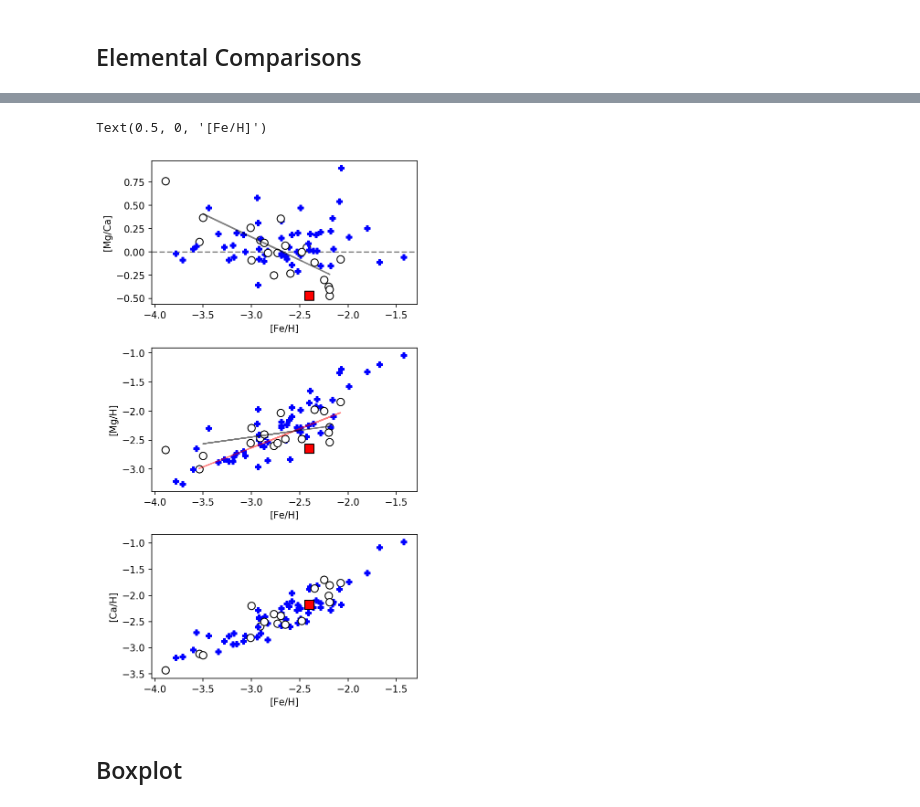
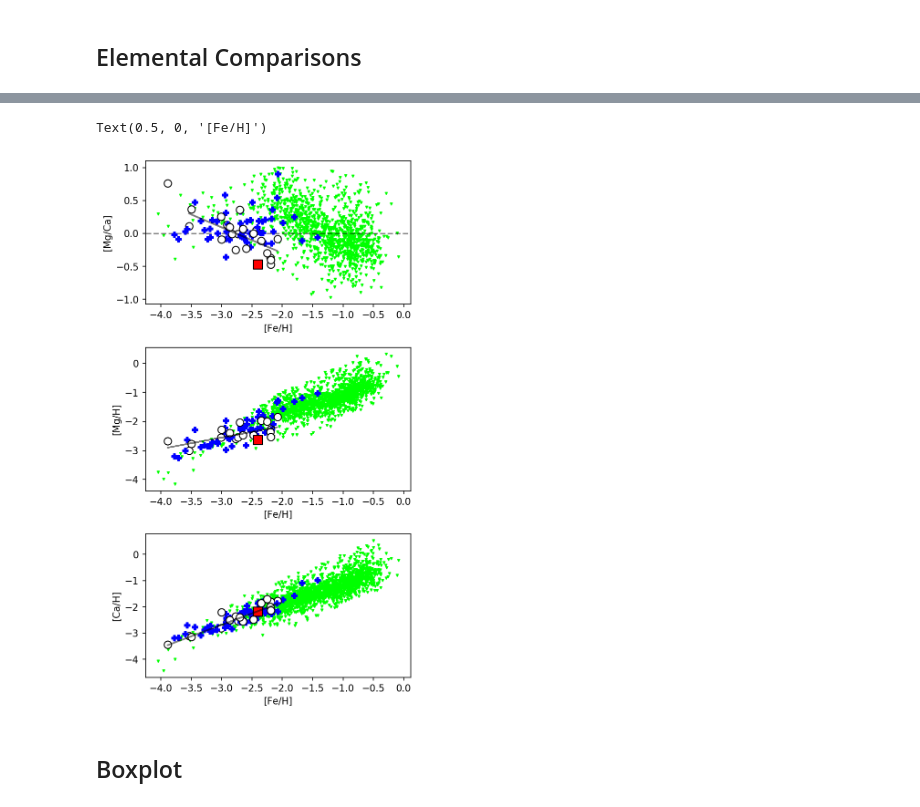
Before and after one commit to zoehackshaw/J0010-1735, a Jupyter notebook: j00101735_final_calculations.ipynb, the cells around one changed output, grey strips where cells are left out. Saved outputs shown, nothing was run; the diff lists cells and outputs as text; code cells hidden in the pictures.

```diff
--- a/j00101735_final_calculations.ipynb
+++ b/j00101735_final_calculations.ipynb
@@ -2189,102 +2195,89 @@ caherx=[-2.07,-2.09,-2.52,-2.83,-2.53,-2.28]
 cahery=[-0.11,0.21,-0.01,0.29,0.25,0.05]
 mgcaher=np.subtract(mghery,cahery)
 ax1.scatter(caherx,mgcaher,color='b',marker='P')
-
 cabooiix =[-2.86,-2.87,-2.63,-2.92]
 cabooiiy =[0.45,0.36,0.47,0.5]
 mgcabooii=np.subtract(mgbooiiy,cabooiiy)
 ax1.scatter(cabooiix,mgcabooii, color='b',marker='P')
-
 caumax=[-3.15,-3.28,-2.39]
 caumay=[0.22,0.4,0.55]
 mgcauma=np.subtract(mgumay,caumay)
 ax1.scatter(caumax,mgcauma, color='b',marker='P')
-
 cacomx=[-2.36,-2.93,-2.58]
 cacomy=[0.13,0.65,0.62]
 mgcacom=np.subtract(mgcomy,cacomy)
 ax1.scatter(cacomx,mgcacom, color='b',marker='P')
-
 mgbooix=[-3.71,-3.06,-2.33,-2.64,-2.16,-3.44,-2.15,-2.28,-1.99,-1.8,-3.18,-2.49]
 mgbooiy=[0.45,0.29,0.41,0.13,0.35,1.14,0.05,0.34,0.41,0.47,0.39,0.2]
 cabooix=[-3.71,-3.06,-2.33,-2.64,-2.16,-3.44,-2.15,-2.28,-1.99,-1.8,-3.18,-2.49]
 cabooiy=[0.54,0.29,0.23,0.18,-0.01,0.67,0.02,0.13,0.25,0.22,0.45,0.24]
 mgcabooi=np.subtract(mgbooiy,cabooiy)
 ax1.scatter(cabooix,mgcabooi, color='b',marker='P')
-
 mgretx=[-2.91,-2.77,-2.08,-3.01,-2.73,-2.19,-3.54]
 mgrety=[0.45,0.17,0.24,0.46,0.18,-0.08,0.54]
 caretx=[-2.91,-2.77,-2.08,-3.01,-2.73,-2.19,-3.54]
 carety=[0.32,0.42,0.32,0.2,0.19,0.39,0.43]
 mgcaret=np.subtract(mgrety,carety)
 ax1.scatter(caretx,mgcaret, color='white',s=60, edgecolors='black')
-
 mgleox=[-3.19,-2.18]
 mgleoy=[0.32,-0.1]
 caleox=[-3.19,-2.18]
 caleoy=[0.25,0.05]
 mgcaleo=np.subtract(mgleoy,caleoy)
 ax1.scatter(caleox,mgcaleo,color='b',marker='P')
-
 cacvnix=[-2.18,-2.52]
 cacvniy=[-0.1,0.33]
 mgcacvni=np.subtract(mgcvny,cacvniy)
 ax1.scatter(cacvnix,mgcacvni,color='b',marker='P')
-
 cagrusx=[-2.49,-2.69,-2.94]
 cagrusy=[0.04,0.11,0.14]
 mgcagrus=np.subtract(mggrusy,cagrusy)
 ax1.scatter(cagrusx,mgcagrus, color='b',marker='P')
-
 mghorx=[-2.43,-2.6,-2.83]
 mghory=[-0.02,-0.23,-0.03]
 cahorx=[-2.43,-2.6,-2.83]
 cahory=[-0.07,0,-0.02]
 mgcahor=np.subtract(mghory,cahory)
 ax1.scatter(cahorx,mgcahor,color='white',s=60, edgecolors='black')
-
 catuciix=[-2.93,-2.92,-2.41,-3.23,-2.69,-3.08,-3.34]
 catuciiy=[0.32,0.48,0.07,0.45,0.44,0.2,0.26]
 mgcatucii=np.subtract(mgtuciiy,catuciiy)
 ax1.scatter(catuciix,mgcatucii,color='b',marker='P')
-
 mgtuciiix=[-2.61,-2.69,-2.69,-2.58]
 mgtuciiiy=[0.45,0.5,0.4,0.64]
 catuciiix=[-2.61,-2.69,-2.69,-2.58]
 catuciiiy=[0.4,0.35,0.44,0.46]
 mgcatuciii=np.subtract(mgtuciiiy,catuciiiy)
 ax1.scatter(catuciiix,mgcatuciii, color='b',marker='P')
-
 casegix=[-1.42,-1.67,-2.32,-2.4,-3.6,-3.78,-3.57]
 casegiy=[0.44,0.58,0.51,0.52,0.56,0.59,0.86]
 mgcasegi=np.subtract(mgsegiy,casegiy)
 ax1.scatter(casegix,mgcasegi, color='b',marker='P')
-
 casegiix=[-2.9]
 casegiiy=[0.17]
 mgcasegii=np.subtract(mgsegiiy,casegiiy)
 ax1.scatter(casegiix,mgcasegii, color='b',marker='P')
-
 cacariix=[-2.2,-2.19,-2.35,-3.00,-3.5,-2.65,-2.87,-2.7,-2.48]
 cacariiy=[0.2,0.06,0.49,0.8,0.36,0.10,0.37,0.31,0]
 cacariiix=[-3.89,-2.25]
 cacariiiy=[0.46,0.55]
 mgcacarii=np.subtract(mgcariiy,cacariiy)
 mgcacariii=np.subtract(mgcariiiy,cacariiiy)
-
-
-m, b = np.polyfit(cacariix, mgcacarii, 1)
-x= [i *m +b for i in cacariix]
-ax1.plot(cacariix, x,'black',alpha=0.5)
-
-
-
 ax1.scatter(cacariix,mgcacarii,color='white',s=60, edgecolors='black')
 ax1.scatter(cacariiix,mgcacariii,color='white',s=60, edgecolors='black')
+
+fitlinex= cacariix + cahorx + caretx
+fitliney= [-0.37, -0.4,  -0.11, -0.09,  0.37,  0.07,  0.1,   0.36,  0., 0.05, -0.23, -0.01,0.13, -0.25, -0.08,  0.26, -0.01, -0.47,  0.11]
+m, b = np.polyfit(fitlinex, fitliney, 1)
+y= [i *m +b for i in fitlinex]
+ax1.plot(fitlinex, y,'black',alpha=0.5)
 
 cahe=0.22
 mgcahe=np.subtract(mghe,cahe)
 ax1.scatter(-2.4,mgcahe, color='red', marker='s',s=100,edgecolors='black',zorder=2)
+
+data = np.genfromtxt("mgca_fe_dsphs.csv", delimiter=",", names=["a", "b","c"])
+ax1.scatter(data['b'], data['c'], color='lime',s=5,marker='v',zorder=0)
 
 ax1.axhline(y=0, color='black',linestyle='--',alpha=0.5,zorder=0)
 ax1.set_ylabel('[Mg/Ca]',fontsize=10)
@@ -2293,57 +2286,44 @@ ax1.set_xlabel('[Fe/H]',fontsize=10)
 #Mg/H vs Fe/H
 mghhor=np.add(mghorx,mghory)
 ax2.scatter(mghorx,mghhor,color='b',marker='P')
-
 mghbooii=np.add(mgbooiix,mgbooiiy)
 ax2.scatter(mgbooiix, mghbooii, color='b',marker='P')
-
 mghuma=np.add(mgumax,mgumay)
 ax2.scatter(mgumax,mghuma, color='b',marker='P')
-
 mghcom=np.add(mgcomx,mgcomy)
 ax2.scatter(mgcomx,mghcom, color='b',marker='P')
-
 mghbooi=np.add(mgbooix,mgbooiy)
 ax2.scatter(mgbooix,mghbooi, color='b',marker='P')
-
 mghret=np.add(mgretx,mgrety)
-m, b = np.polyfit(mgretx, mghret, 1)
-x= [i *m +b for i in mgretx]
-ax2.plot(mgretx, x,'red',alpha=0.5)
 ax2.scatter(mgretx,mghret,color='white',s=60, edgecolors='black')
-
 mghher=np.add(mgherx,mghery)
 ax2.scatter(mgherx,mghher, color='b',marker='P')
-
 mghleo=np.add(mgleox,mgleoy)
 ax2.scatter(mgleox,mghleo,color='b',marker='P')
-
 mghcvn=np.add(mgcvnx,mgcvny)
 ax2.scatter(mgcvnx,mghcvn,color='b',marker='P')
-
 mghgrus=np.add(mggrusx,mggrusy)
 ax2.scatter(mggrusx,mghgrus, color='b',marker='P')
-
 mghtuciii=np.add(mgtuciiix,mgtuciiiy)
 ax2.scatter(mgtuciiix,mghtuciii, color='b',marker='P')
-
 mghtucii=np.add(mgtuciix,mgtuciiy)
 ax2.scatter(mgtuciix,mghtucii, color='b',marker='P')
-
 mghsegi=np.add(mgsegix,mgsegiy)
 ax2.scatter(mgsegix,mghsegi, color='b',marker='P')
-
 mghsegii=np.add(mgsegiix,mgsegiiy)
 ax2.scatter(mgsegiix,mghsegii, color='b',marker='P')
-
 mghcarii=np.add(mgcariix,mgcariiy)
-m, b = np.polyfit(mgcariix, mghcarii, 1)
-x= [i *m +b for i in mgcariix]
-ax2.plot(mgcariix, x,'black',alpha=0.5)
 ax2.scatter(mgcariix,mghcarii,color='white',s=60, edgecolors='black')
-
 mghcariii=np.add(mgcariiix,mgcariiiy)
 ax2.scatter(mgcariiix,mghcariii,color='white',s=60, edgecolors='black')
+fitlinex= mgcariix + mgcariiix + mgretx + mghorx
+fitliney= [-2.37, -2.53, -1.97, -2.29, -2.77, -2.48, -2.4,  -2.03, -2.48, -2.67, -2., -2.46, -2.6,  -1.84, -2.55, -2.55, -2.27 ,-3.,-2.45, -2.83, -2.86]
+m, b = np.polyfit(fitlinex, fitliney, 1)
+y= [i *m +b for i in fitlinex]
+ax2.plot(fitlinex, y,'black',alpha=0.5)
+
+data = np.genfromtxt("mgh_dsphs.csv", delimiter=",", names=["a", "b","c"])
+ax2.scatter(data['b'], data['c'], color='lime',s=5,marker='v',zorder=0)
 
 mghhe=-0.25+-2.4
 ax2.scatter(-2.4,mghhe, color='red', marker='s',s=100,edgecolors='black',zorder=2)
@@ -2353,65 +2333,53 @@ ax2.set_xlabel('[Fe/H]')
 #Ca/H vs Fe/H
 cahhor=np.add(cahorx,cahory)
 ax3.scatter(cahorx,cahhor,color='b',marker='P')
-
 cahbooii=np.add(cabooiix,cabooiiy)
 ax3.scatter(cabooiix, cahbooii, color='b',marker='P')
-
 cahuma=np.add(caumax,caumay)
 ax3.scatter(caumax,cahuma, color='b',marker='P')
-
 cahcom=np.add(cacomx,cacomy)
 ax3.scatter(cacomx,cahcom, color='b',marker='P')
-
 cahbooi=np.add(cabooix,cabooiy)
 ax3.scatter(cabooix,cahbooi, color='b',marker='P')
-
 cahret=np.add(caretx,carety)
-#m, b = np.polyfit(mgretx, mghret, 1)
-#x= [i *m +b for i in mgretx]
-#ax2.plot(mgretx, x,'b',alpha=0.5)
 ax3.scatter(caretx,cahret, color='white',s=60, edgecolors='black')
-
 cahher=np.add(caherx,cahery)
 ax3.scatter(caherx,cahher, color='b',marker='P')
-
 cahleo=np.add(caleox,caleoy)
 ax3.scatter(caleox,cahleo,color='b',marker='P')
-
 cahcvn=np.add(cacvnix,cacvniy)
 ax3.scatter(cacvnix,cahcvn,color='b',marker='P')
-
 cahgrus=np.add(cagrusx,cagrusy)
 ax3.scatter(cagrusx,cahgrus, color='b',marker='P')
-
 cahtuciii=np.add(catuciiix,catuciiiy)
 ax3.scatter(catuciiix,cahtuciii, color='b',marker='P')
-
 cahtucii=np.add(catuciix,catuciiy)
 ax3.scatter(catuciix,cahtucii, color='b',marker='P')
-
 cahsegi=np.add(casegix,casegiy)
 ax3.scatter(casegix,cahsegi,color='b',marker='P')
-
 cahsegii=np.add(casegiix,casegiiy)
 ax3.scatter(casegiix,cahsegii, color='b',marker='P')
-
 cahcarii=np.add(cacariix,cacariiy)
-#m, b = np.polyfit(mgcariix, mghcarii, 1)
-#x= [i *m +b for i in mgcariix]
-#ax2.plot(mgcariix, x,'black',alpha=0.5)
 ax3.scatter(cacariix,cahcarii,color='white',s=60, edgecolors='black')
-
 cahcariii=np.add(cacariiix,cacariiiy)
 ax3.scatter(cacariiix,cahcariii,color='white',s=60, edgecolors='black')
+
+fitlinex= cacariix + cacariiix + caretx + cahorx
+fitliney= [-2. ,  -2.13, -1.86, -2.2,  -3.14, -2.55, -2.5,  -2.39, -2.48,-3.43, -1.7,-2.59, -2.35, -1.76, -2.81, -2.54, -1.8,  -3.11,-2.5,  -2.6,  -2.85]
+m, b = np.polyfit(fitlinex, fitliney, 1)
+y= [i *m +b for i in fitlinex]
+ax3.plot(fitlinex, y,'black',alpha=0.5)
+
+data = np.genfromtxt("cah_dsphs.csv", delimiter=",", names=["a", "b","c"])
+ax3.scatter(data['b'], data['c'], color='lime',s=5,marker='v',zorder=0)
 
 cahhe=0.22+-2.4
 ax3.scatter(-2.4,cahhe, color='red', marker='s',s=100,edgecolors='black',zorder=2)
 ax3.set_ylabel('[Ca/H]')
 ax3.set_xlabel('[Fe/H]')
 # %% [output]
 Text(0.5, 0, '[Fe/H]')
-[figure, old version]
+[figure, new version]
 # %% [markdown]
 ## Boxplot
 # %%
```
Also changed, not shown: parts of 3 cells of this notebook.
